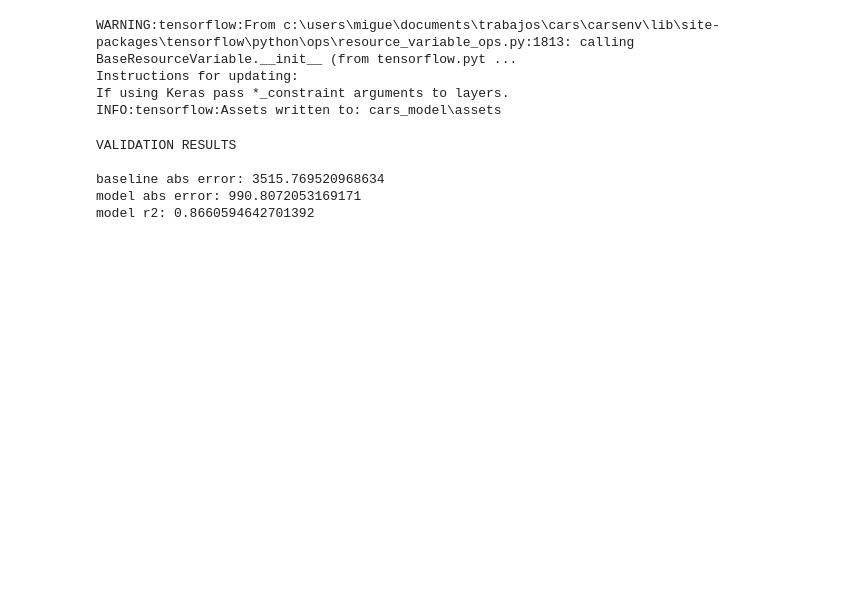
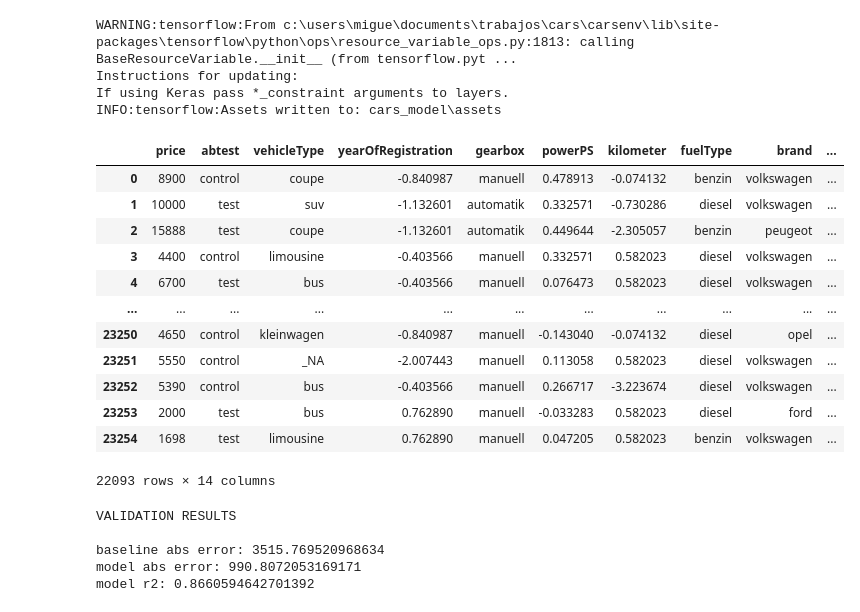
Before and after one commit to mibanell/cars, a Jupyter notebook: create_model.ipynb, the cells around one changed output. Drawn from its saved outputs; the diff is of its cells as text; code cells hidden in the pictures; blank space fills up the shorter version.

```diff
--- a/create_model.ipynb
+++ b/create_model.ipynb
@@ -109,27 +107,18 @@ def feature_columns(data, dataset):
 # %%
 train = preprocessing_fn(
     path='data/train.csv',
-    na_encoding='data/gearbox_powerps_na.csv',
     norm_params='data/numerical_features_normalization.csv',
-    brand_clusters='data/brand_clusters.csv',
-    model_clusters='data/model_clusters.csv',
-    postalcode_clusters='data/postalcode_clusters.csv'
+    model_clusters='data/model_clusters.csv'
 )
 val = preprocessing_fn(
     path='data/val.csv',
-    na_encoding='data/gearbox_powerps_na.csv',
     norm_params='data/numerical_features_normalization.csv',
-    brand_clusters='data/brand_clusters.csv',
     model_clusters='data/model_clusters.csv',
-    postalcode_clusters='data/postalcode_clusters.csv'
 )
 test = preprocessing_fn(
     path='data/test.csv',
-    na_encoding='data/gearbox_powerps_na.csv',
     norm_params='data/numerical_features_normalization.csv',
-    brand_clusters='data/brand_clusters.csv',
-    model_clusters='data/model_clusters.csv',
-    postalcode_clusters='data/postalcode_clusters.csv'
+    model_clusters='data/model_clusters.csv'
 )
 
 train = train.dropna()
@@ -256,3 +251,19 @@ INFO:tensorflow:Assets written to: cars_model\assets
+# %%
+val
+# %% [output]
+|  | price | abtest | vehicleType | yearOfRegistration | gearbox | powerPS | kilometer | fuelType | brand | ... |
+| 0 | 8900 | control | coupe | -0.840987 | manuell | 0.478913 | -0.074132 | benzin | volkswagen | ... |
+| 1 | 10000 | test | suv | -1.132601 | automatik | 0.332571 | -0.730286 | diesel | volkswagen | ... |
+| 2 | 15888 | test | coupe | -1.132601 | automatik | 0.449644 | -2.305057 | benzin | peugeot | ... |
+| 3 | 4400 | control | limousine | -0.403566 | manuell | 0.332571 | 0.582023 | diesel | volkswagen | ... |
+| 4 | 6700 | test | bus | -0.403566 | manuell | 0.076473 | 0.582023 | diesel | volkswagen | ... |
+| ... | ... | ... | ... | ... | ... | ... | ... | ... | ... | ... |
+| 23250 | 4650 | control | kleinwagen | -0.840987 | manuell | -0.143040 | -0.074132 | diesel | opel | ... |
+| 23251 | 5550 | control | _NA | -2.007443 | manuell | 0.113058 | 0.582023 | diesel | volkswagen | ... |
+| 23252 | 5390 | control | bus | -0.403566 | manuell | 0.266717 | -3.223674 | diesel | volkswagen | ... |
+| 23253 | 2000 | test | bus | 0.762890 | manuell | -0.033283 | 0.582023 | diesel | ford | ... |
+| 23254 | 1698 | test | limousine | 0.762890 | manuell | 0.047205 | 0.582023 | benzin | volkswagen | ... |
+22093 rows × 14 columns
 # %%
 # Validation results
 print('VALIDATION RESULTS\n')
```
Also changed, not shown: parts of 3 cells of this notebook, 3 other files.
